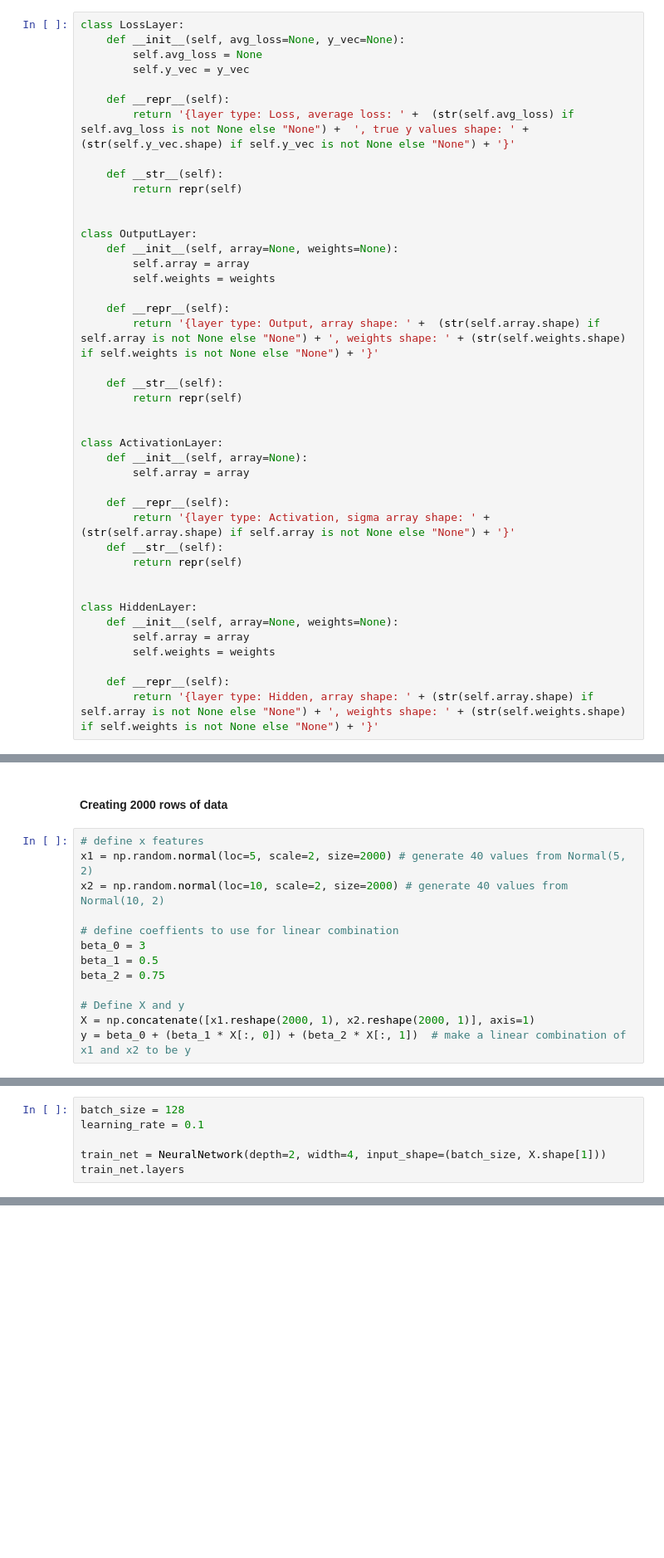
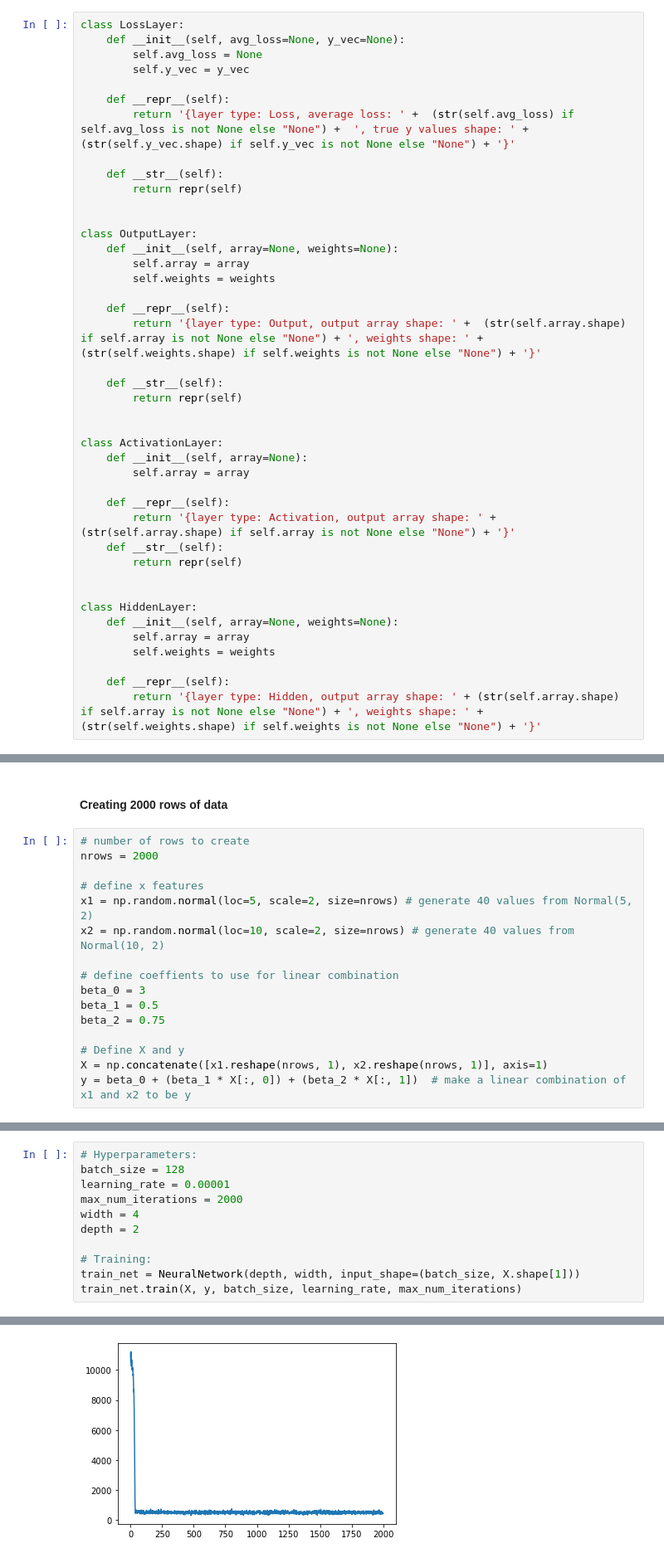
Before and after one commit to MasonOgden/Data401Project3, a Jupyter notebook: neural_network.ipynb, the cells around one changed output, grey strips where cells are left out. Shown at 83% size. Saved outputs shown, nothing was run; the diff lists cells and outputs as text; blank space fills up the shorter version.

```diff
--- a/neural_network.ipynb
+++ b/neural_network.ipynb
@@ -113,7 +106,7 @@ class OutputLayer:
         self.weights = weights
 
     def __repr__(self):
-        return '{layer type: Output, array shape: ' +  (str(self.array.shape) if self.array is not None else "None") + ', weights shape: ' + (str(self.weights.shape) if self.weights is not None else "None") + '}'
+        return '{layer type: Output, output array shape: ' +  (str(self.array.shape) if self.array is not None else "None") + ', weights shape: ' + (str(self.weights.shape) if self.weights is not None else "None") + '}'
 
     def __str__(self):
         return repr(self)
@@ -124,7 +117,7 @@ class ActivationLayer:
         self.array = array
 
     def __repr__(self):
-        return '{layer type: Activation, sigma array shape: ' + (str(self.array.shape) if self.array is not None else "None") + '}'
+        return '{layer type: Activation, output array shape: ' + (str(self.array.shape) if self.array is not None else "None") + '}'
     def __str__(self):
         return repr(self)
 
@@ -135,4 +128,4 @@ class HiddenLayer:
         self.weights = weights
 
     def __repr__(self):
-        return '{layer type: Hidden, array shape: ' + (str(self.array.shape) if self.array is not None else "None") + ', weights shape: ' + (str(self.weights.shape) if self.weights is not None else "None") + '}'
+        return '{layer type: Hidden, output array shape: ' + (str(self.array.shape) if self.array is not None else "None") + ', weights shape: ' + (str(self.weights.shape) if self.weights is not None else "None") + '}'
@@ -275,9 +283,12 @@ net.backward_pass(X_batch, 0.001)
 # %% [markdown]
 #### Creating 2000 rows of data
 # %%
+# number of rows to create
+nrows = 2000
+
 # define x features
-x1 = np.random.normal(loc=5, scale=2, size=2000) # generate 40 values from Normal(5, 2)
-x2 = np.random.normal(loc=10, scale=2, size=2000) # generate 40 values from Normal(10, 2)
+x1 = np.random.normal(loc=5, scale=2, size=nrows) # generate 40 values from Normal(5, 2)
+x2 = np.random.normal(loc=10, scale=2, size=nrows) # generate 40 values from Normal(10, 2)
 
 # define coeffients to use for linear combination
 beta_0 = 3
@@ -285,5 +296,5 @@ beta_1 = 0.5
 beta_2 = 0.75
 
 # Define X and y
-X = np.concatenate([x1.reshape(2000, 1), x2.reshape(2000, 1)], axis=1)
+X = np.concatenate([x1.reshape(nrows, 1), x2.reshape(nrows, 1)], axis=1)
 y = beta_0 + (beta_1 * X[:, 0]) + (beta_2 * X[:, 1])  # make a linear combination of x1 and x2 to be y
@@ -292,7 +303,12 @@ y = beta_0 + (beta_1 * X[:, 0]) + (beta_2 * X[:, 1])  # make a linear combinatio
 # %%
+# Hyperparameters:
 batch_size = 128
-learning_rate = 0.1
+learning_rate = 0.00001
+max_num_iterations = 2000
+width = 4
+depth = 2
 
-train_net = NeuralNetwork(depth=2, width=4, input_shape=(batch_size, X.shape[1]))
-train_net.layers
+# Training:
+train_net = NeuralNetwork(depth, width, input_shape=(batch_size, X.shape[1]))
+train_net.train(X, y, batch_size, learning_rate, max_num_iterations)
 # %% [output]
@@ -304,0 +317 @@ train_net.layers
+[figure, added]
```
Also changed, not shown: parts of 18 cells of this notebook, 1 other file.
